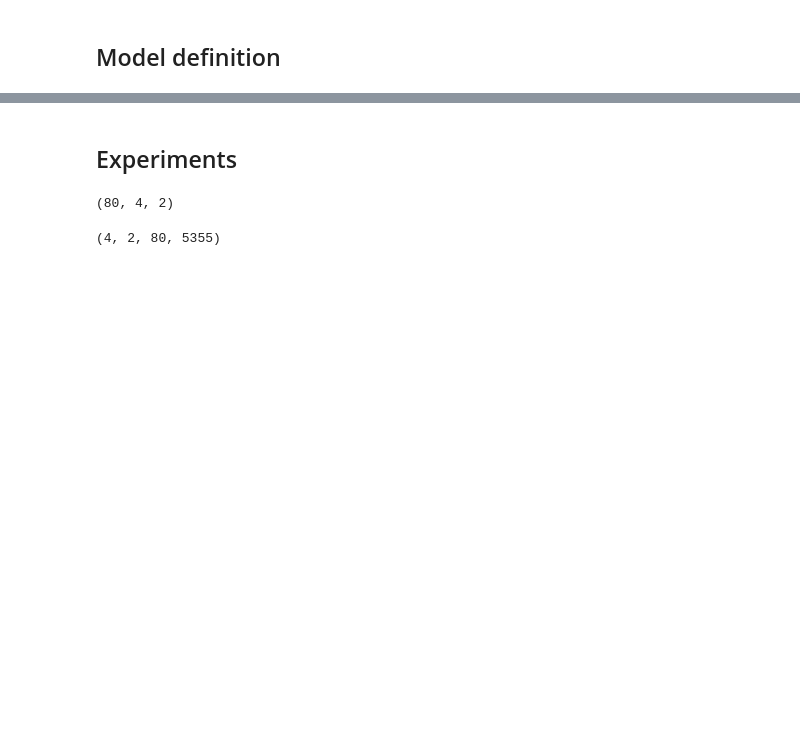
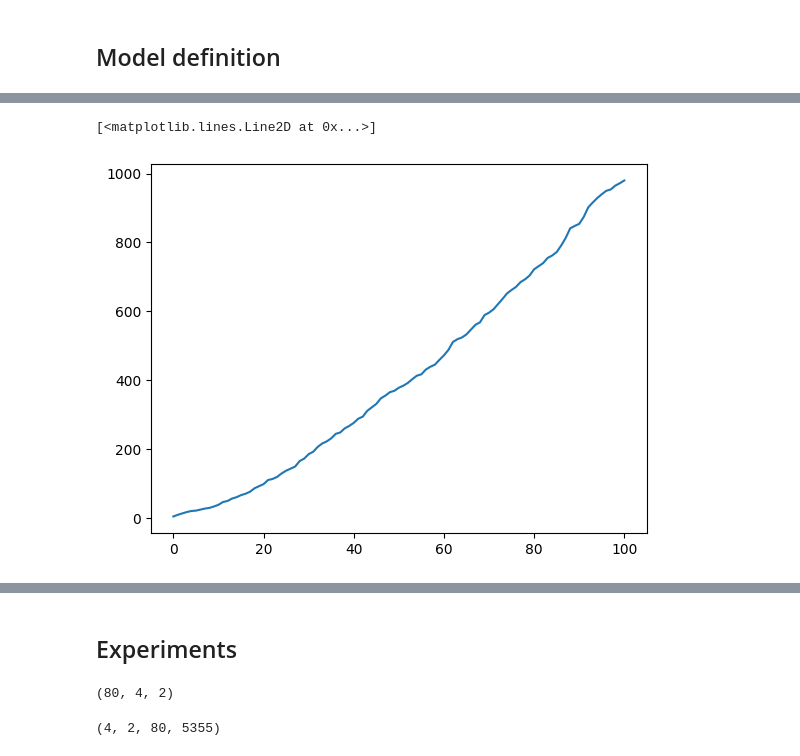
Before and after one commit to PimLb/POMDP_PBVI_Exploration, a Jupyter notebook: Experiments/Olfactory Navigation/Olfactory_Model.ipynb, the cells around one changed output, grey strips where cells are left out. Drawn from its saved outputs; the diff is of its cells as text; code cells hidden in the pictures; blank space fills up the shorter version.

```diff
--- a/Experiments/Olfactory Navigation/Olfactory_Model.ipynb
+++ b/Experiments/Olfactory Navigation/Olfactory_Model.ipynb
@@ -102,0 +139,5 @@ model = Model(
+# %%
+plt.plot(numpy.arange(len(alpha_counts)), alpha_counts)
+# %% [output]
+[<matplotlib.lines.Line2D at 0x...>]
+[figure, added]
```
Also changed, not shown: parts of 56 cells of this notebook, 2 other files.
